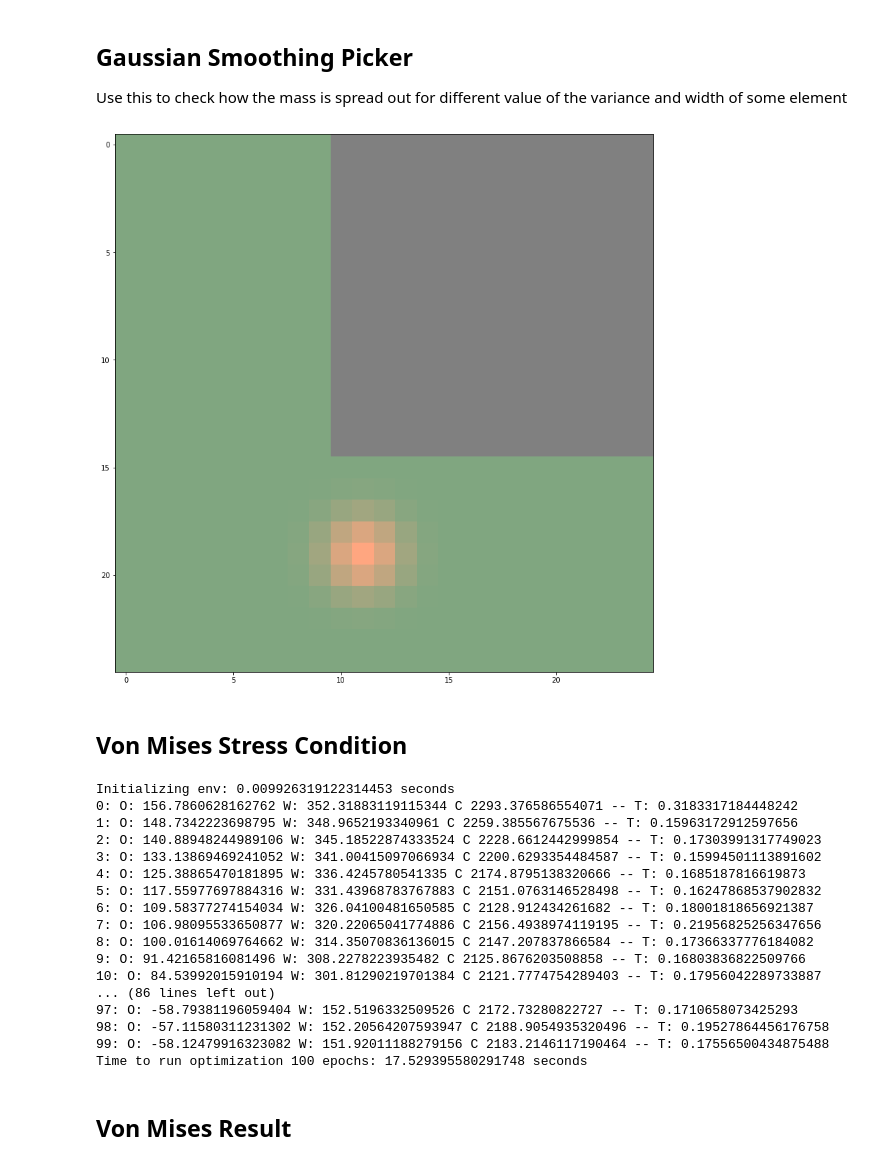
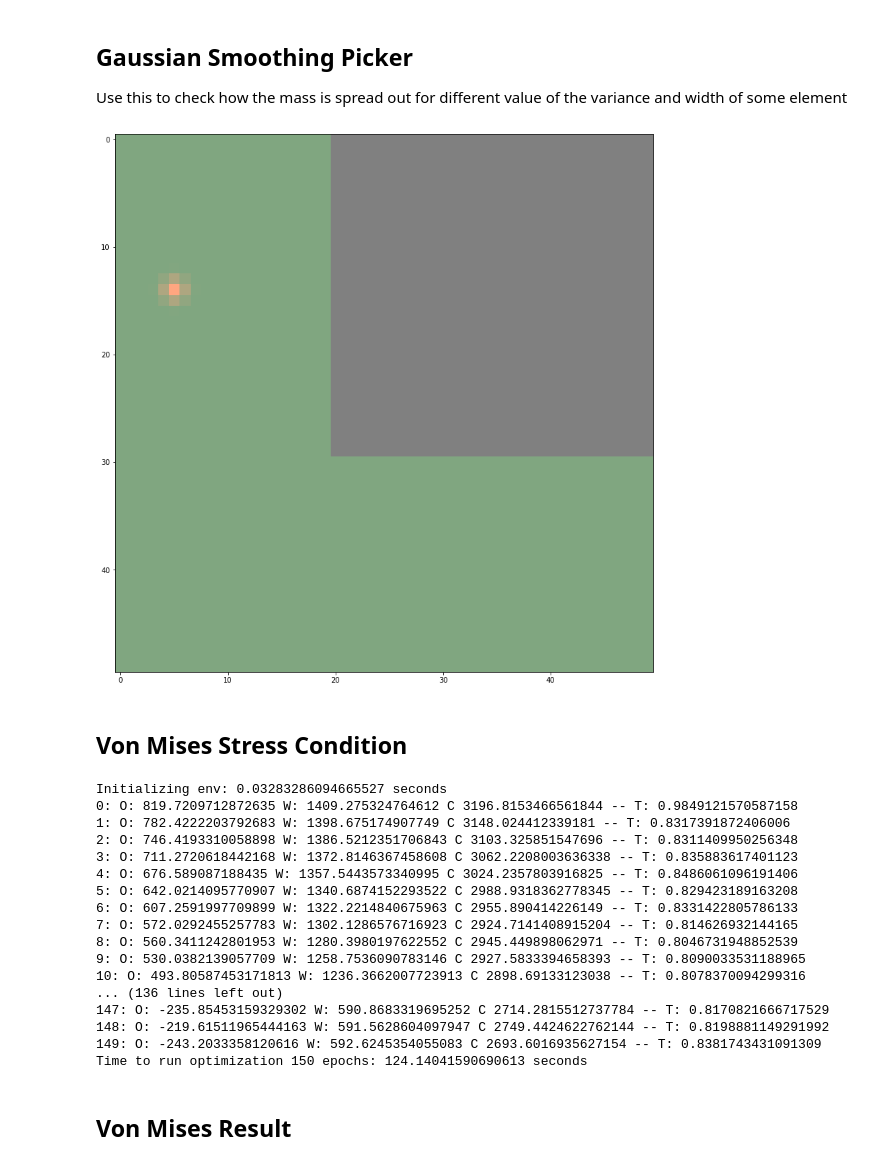
Before and after one commit to JonasRSV/Tensorflow-Structural-Optimization-Example, a Jupyter notebook: demo-stress-conditions.ipynb, the cells around one changed output. Drawn from its saved outputs; the diff is of its cells as text; code cells hidden in the pictures.

```diff
--- a/demo-stress-conditions.ipynb
+++ b/demo-stress-conditions.ipynb
@@ -30,9 +30,9 @@ elements are indexed in the following manner
 
 visualize elements using function below
 # %%
-problem_size = 5
+problem_size = 10
 
-elements = [16 * np.square(problem_size) - problem_size * 2, 225]
+elements = [16 * np.square(problem_size) - problem_size * 2, 950]
 element_index_matrix = get_element_index_matrix(problem_size)
 
 
@@ -45,14 +45,14 @@ Gaussian Smoothing Picker
 
 Use this to check how the mass is spread out for different value of the variance and width of some element
 # %%
-visual.highlight_gaussian_smoothing(element_index_matrix, element=264, variance=3.0, width=6.0)
+visual.highlight_gaussian_smoothing(element_index_matrix, element=264, variance=1.0, width=3.0)
 # %% [output]
-[figure, old version]
+[figure, new version]
 # %% [markdown]
 Von Mises Stress Condition
 ---
 # %%
-problem_size = 5
+problem_size = 10
 material_opt.main(
     problem_size=problem_size,
     elements=np.array([
@@ -64,45 +64,45 @@ material_opt.main(
     amplitudes=np.array([
         -1
     ]),
-    max_constraint=3000,
+    max_constraint=5000,
 
     mode="von mises",
 
-    smoothing_mode="none",
-    smoothing_width=2,
-    variance=1,
+    smoothing_mode="gaussian",
+    smoothing_width=3.0,
+    variance=1.0,
 
     thickness=0.02,
     poisson_ratio=0.3,
     initial_value_design=2.0,
     elasticity_module=1000,
 
-    barrier_size=100,
-    barrier_width=300,
+    barrier_size=1000,
+    barrier_width=3000,
 
-    epochs=100,
+    epochs=150,
     learning_rate=0.1,
 
     data_directory="data"
 )
 # %% [output]
-Initializing env: 0.009926319122314453 seconds
-0: O: 156.7860628162762 W: 352.31883119115344 C 2293.376586554071 -- T: 0.3183317184448242
-1: O: 148.7342223698795 W: 348.9652193340961 C 2259.385567675536 -- T: 0.15963172912597656
-2: O: 140.88948244989106 W: 345.18522874333524 C 2228.6612442999854 -- T: 0.17303991317749023
-3: O: 133.13869469241052 W: 341.00415097066934 C 2200.6293354484587 -- T: 0.15994501113891602
-4: O: 125.38865470181895 W: 336.4245780541335 C 2174.8795138320666 -- T: 0.1685187816619873
-5: O: 117.55977697884316 W: 331.43968783767883 C 2151.0763146528498 -- T: 0.16247868537902832
-6: O: 109.58377274154034 W: 326.04100481650585 C 2128.912434261682 -- T: 0.18001818656921387
-7: O: 106.98095533650877 W: 320.22065041774886 C 2156.4938974119195 -- T: 0.21956825256347656
-8: O: 100.01614069764662 W: 314.35070836136015 C 2147.207837866584 -- T: 0.17366337776184082
-9: O: 91.42165816081496 W: 308.2278223935482 C 2125.8676203508858 -- T: 0.16803836822509766
-10: O: 84.53992015910194 W: 301.81290219701384 C 2121.7774754289403 -- T: 0.17956042289733887
-... (86 lines left out)
-97: O: -58.79381196059404 W: 152.5196332509526 C 2172.73280822727 -- T: 0.1710658073425293
-98: O: -57.11580311231302 W: 152.20564207593947 C 2188.9054935320496 -- T: 0.19527864456176758
-99: O: -58.12479916323082 W: 151.92011188279156 C 2183.2146117190464 -- T: 0.17556500434875488
-Time to run optimization 100 epochs: 17.529395580291748 seconds
+Initializing env: 0.03283286094665527 seconds
+0: O: 819.7209712872635 W: 1409.275324764612 C 3196.8153466561844 -- T: 0.9849121570587158
+1: O: 782.4222203792683 W: 1398.675174907749 C 3148.024412339181 -- T: 0.8317391872406006
+2: O: 746.4193310058898 W: 1386.5212351706843 C 3103.325851547696 -- T: 0.8311409950256348
+3: O: 711.2720618442168 W: 1372.8146367458608 C 3062.2208003636338 -- T: 0.835883617401123
+4: O: 676.589087188435 W: 1357.5443573340995 C 3024.2357803916825 -- T: 0.8486061096191406
+5: O: 642.0214095770907 W: 1340.6874152293522 C 2988.9318362778345 -- T: 0.829423189163208
+6: O: 607.2591997709899 W: 1322.2214840675963 C 2955.890414226149 -- T: 0.8331422805786133
+7: O: 572.0292455257783 W: 1302.1286576716923 C 2924.7141408915204 -- T: 0.814626932144165
+8: O: 560.3411242801953 W: 1280.3980197622552 C 2945.449898062971 -- T: 0.8046731948852539
+9: O: 530.0382139057709 W: 1258.7536090783146 C 2927.5833394658393 -- T: 0.8090033531188965
+10: O: 493.80587453171813 W: 1236.3662007723913 C 2898.69133123038 -- T: 0.8078370094299316
+... (136 lines left out)
+147: O: -235.85453159329302 W: 590.8683319695252 C 2714.2815512737784 -- T: 0.8170821666717529
+148: O: -219.61511965444163 W: 591.5628604097947 C 2749.4424622762144 -- T: 0.8198881149291992
+149: O: -243.2033358120616 W: 592.6245354055083 C 2693.6016935627154 -- T: 0.8381743431091309
+Time to run optimization 150 epochs: 124.14041590690613 seconds
 # %% [markdown]
 Von Mises Result
 ---
```
Also changed, not shown: parts of 6 cells of this notebook.
